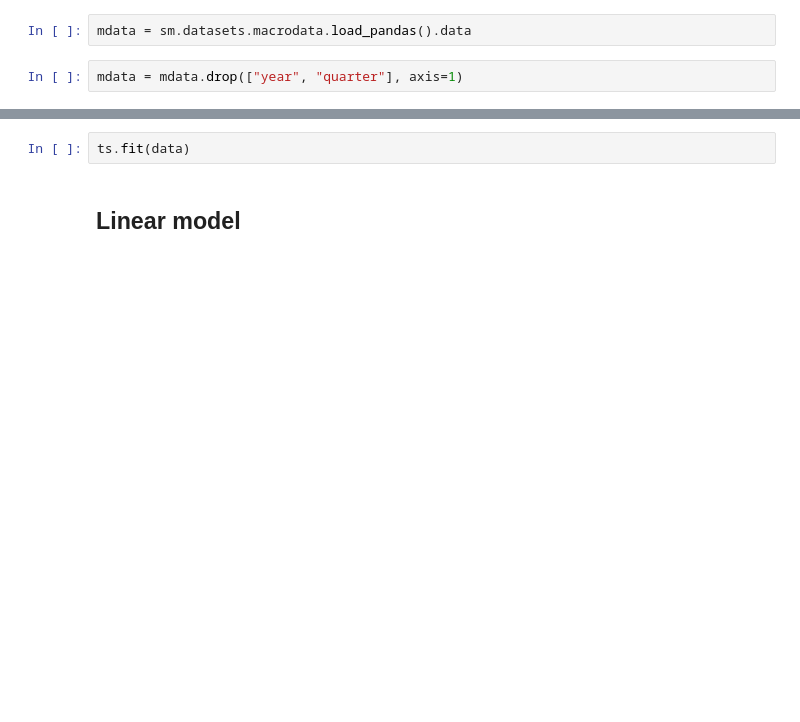
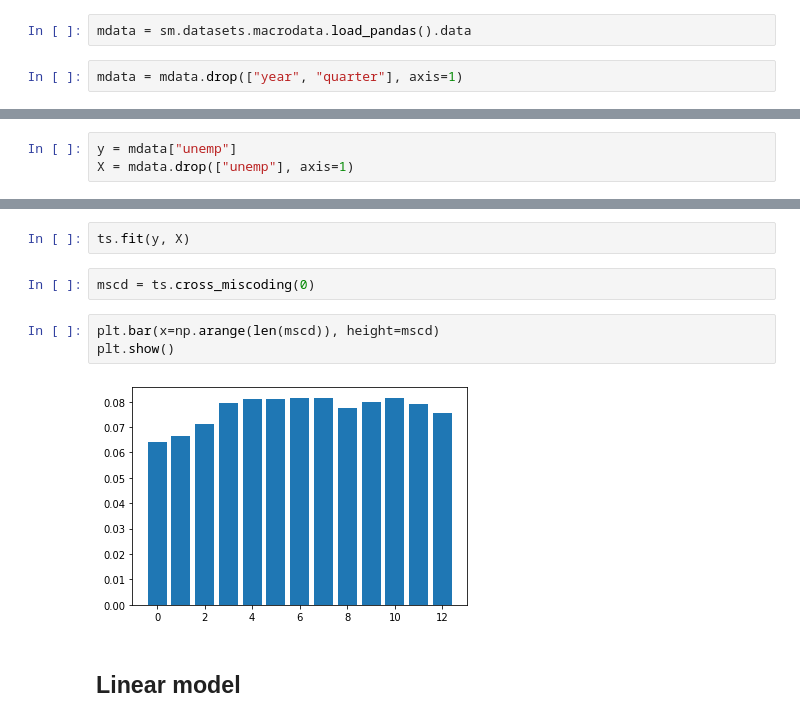
Before and after one commit to rleiva/nescience, a Jupyter notebook: examples/TimeSeries.ipynb, the cells around one changed output, grey strips where cells are left out. Drawn from its saved outputs; the diff is of its cells as text; blank space fills up the shorter version.

```diff
--- a/examples/TimeSeries.ipynb
+++ b/examples/TimeSeries.ipynb
@@ -69,2 +49,5 @@ mdata
+# %%
+y = mdata["unemp"]
+X = mdata.drop(["unemp"], axis=1)
 # %%
 ts = TimeSeries(multivariate=True)
@@ -73,5 +54,12 @@ ValueError: Valid options for 'X_type' are ('numeric', 'mixed', 'categorical').
 # %%
-ts.fit(data)
+ts.fit(y, X)
+# %%
+mscd = ts.cross_miscoding(0)
+# %%
+plt.bar(x=np.arange(len(mscd)), height=mscd)
+plt.show()
+# %% [output]
+[figure, added]
 # %% [markdown]
 ## Linear model
 # %%
```
Also changed, not shown: parts of 28 cells of this notebook, 7 other files.
